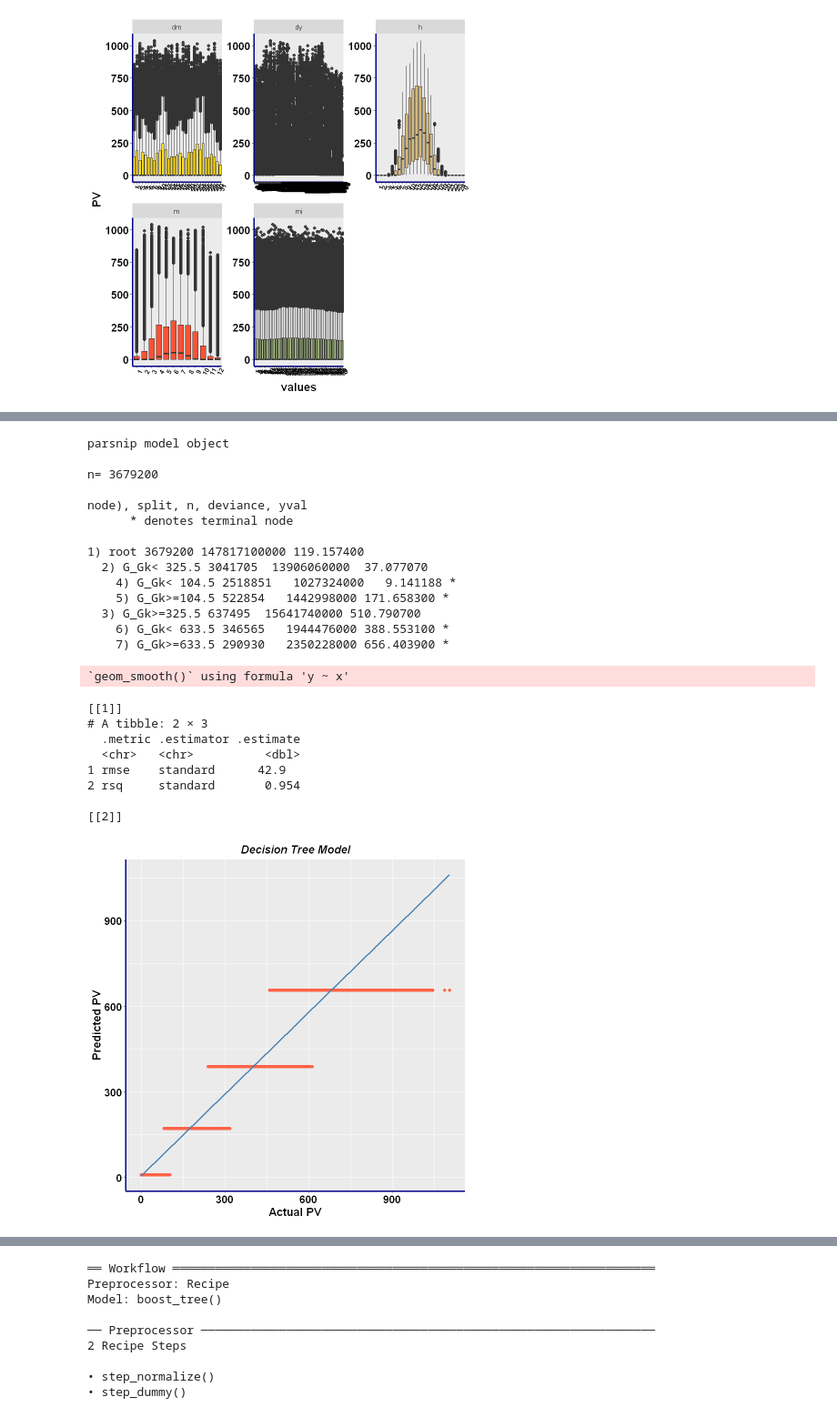
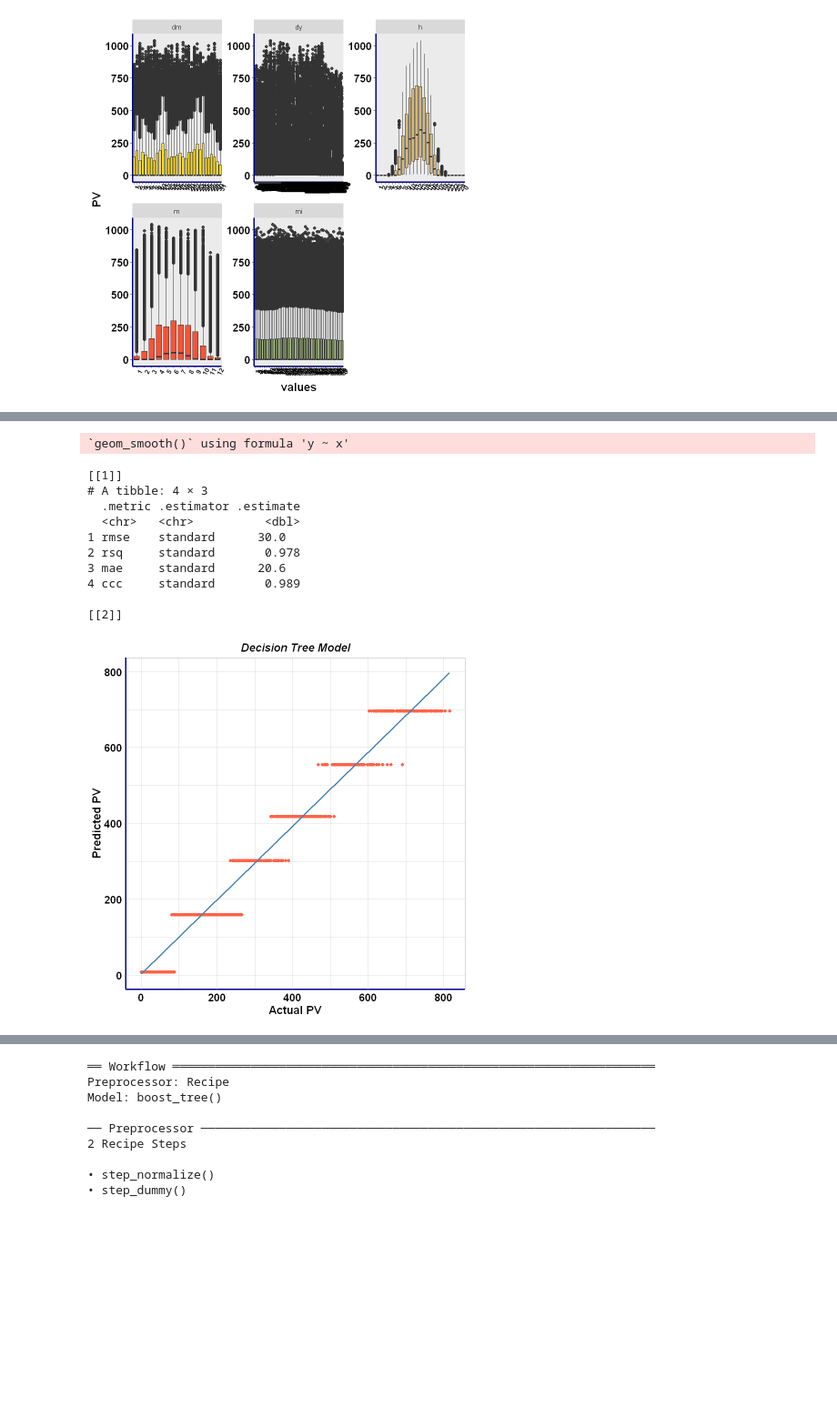
Before and after one commit to DMMinhas/EEEIC23, a Jupyter notebook: saarpowerprediction.ipynb, the cells around one changed output, grey strips where cells are left out. Shown at 91% size. Drawn from its saved outputs; the diff is of its cells as text; code cells hidden in the pictures; blank space fills up the shorter version.

```diff
--- a/saarpowerprediction.ipynb
+++ b/saarpowerprediction.ipynb
@@ -42,7 +43,8 @@ The following objects are masked from 'package:base':
 #Hanover <- read.table("C:/Users/Daud/Documents/EEEIC/OPT/Hanover_NH-min.dat", header = TRUE, sep = "\t")
 #Leipzig <- read.table("C:/Users/Daud/Documents/EEEIC/OPT/Leipzig_GM-min.dat", header = TRUE, sep = "\t")
 #Stuttgart <- read.table("C:/Users/Daud/Documents/EEEIC/OPT/Stuttgart-min.dat", header = TRUE, sep = "\t")
-#Saarbruecken <- read.table("C:/Users/Daud/Documents/EEEIC/OPT/Saarbruecken-Saar-min.dat", header = TRUE, sep = "\t")
+Saarbruecken <- read.table("C:/Users/Daud/Documents/EEEIC/OPT/Saarbruecken-hour.dat", header = TRUE, sep = "\t")
+#write.csv(Saarbruecken, "C:/Users/Daud/Documents/EEEIC/OPT/Saarbruecken-hour.csv", row.names = FALSE,)
 # %%
 ## Append rows
 #Saar_hour <- rbind(BERLIN, Bern, Bielefeld, Bonn, Frankfurt, Hamburg, Hanover, Leipzig, Stuttgart, Saarbruecken)
@@ -97,6 +78,6 @@ A data.frame: 10 × 18
 # %%
 library(dplyr)
-Saar_hour <- Saar_hour %>% rename(PV = PVprod)
+Saar_hour <- Saarbruecken %>% rename(PV = PVprod)
 # Take a quick glance at the data
 glimpse(Saar_hour)
 # %% [output]
@@ -158,9 +153,14 @@ ggsave(filename = "PV_cat_dis.png", width=15, height=5)
 # %%
 # Select desired features and labels
+
 Saar_select <- Saar_hour %>%
-  select(c(m, h, G_Gh, hs, G_Gex, G_Gh_hr, G_Dh, G_Gk, G_Dk, G_Bn, Ta, FF, G_Gcs, Td, PV)) %>%
+  select(c(G_Gk, Ta, PV))
+
+#Saar_select <- Saar_hour %>%
+  #select(c(m, h, G_Gh, hs, G_Gex, G_Gh_hr, G_Dh, G_Gk, G_Dk, G_Bn, Ta, FF, G_Gcs, Td, PV)) %>%
+ # select(c(G_Gk, Ta, PV)) %>%
   # Encode certain features as categorical
-  mutate(across(1:2, factor))
+  #mutate(across(1:2, factor))
 
 # Get a glimpse of your data
 glimpse(Saar_select)
@@ -188,7 +176,7 @@ set.seed(2056)
 Saar_split <- Saar_select %>%
   initial_split(prop = 0.7,
   # splitting data evenly on the holiday variable
-                strata = h, pool = 0.0)
+                pool = 0.1)
 
 # Extract the data in each split
 Saar_train <- training(Saar_split)
@@ -375,71 +404,45 @@ ERROR: Error in eval_metrics(data = results_lasso, truth = PV, estimate = predic
 # %%
-# Build a decision tree specification
-tree_spec <- decision_tree(
-  engine = "rpart",
-  mode = "regression")
-
-# Train a decision tree model
-tree_mod <- tree_spec %>%
-  fit(PV ~ ., data = Saar_train)
-
-# Print model
-tree_mod
-
-# Make and bind predictions to test data a
-results_DT <- tree_mod %>%
-  augment(new_data = Saar_test) %>%
-  rename(predictions = .pred)
+# Multiple regression metrics
+eval_metrics <- metric_set(rmse, rsq, mae, ccc)
 
 # Evaluate the model
 tree_metrics <- eval_metrics(data = results_DT,
                                   truth = PV,
                                   estimate = predictions)
 
 # Plot predicted vs actual
 tree_plt <- results_DT %>%
   ggplot(mapping = aes(x = PV, y = predictions)) +
   geom_point(color = 'tomato') +
   # overlay regression line
   geom_smooth(method = 'lm', color = 'steelblue', se = F) +
   ggtitle("Decision Tree Model") +
   xlab("Actual PV") +
   ylab("Predicted PV") +
   theme(plot.title = element_text(hjust = 0.5))+
   theme(legend.position = c(0.9, 0.9), legend.background = element_blank(),
       plot.title = element_text(color="black", size=15, face="bold.italic"),
       axis.title.x = element_text(color="black", size=15, face="bold"),
       axis.text.x = element_text(face="bold", color="black", size=14, angle = 0),
       axis.title.y = element_text(color="black", size=15, face="bold"),
       axis.text.y = element_text(face="bold", color="black", size=14),
       axis.line = element_line(colour = "darkblue", size = 1,
                                linetype = "solid"))
 # Return evaluations
 list(tree_metrics, tree_plt)
 # %% [output]
-parsnip model object
-
-n= 3679200
-
-node), split, n, deviance, yval
-      * denotes terminal node
-
-1) root 3679200 147817100000 119.157400
-  2) G_Gk< 325.5 3041705  13906060000  37.077070
-    4) G_Gk< 104.5 2518851   1027324000   9.141188 *
-    5) G_Gk>=104.5 522854   1442998000 171.658300 *
-  3) G_Gk>=325.5 637495  15641740000 510.790700
-    6) G_Gk< 633.5 346565   1944476000 388.553100 *
-    7) G_Gk>=633.5 290930   2350228000 656.403900 *
+`geom_smooth()` using formula 'y ~ x'
-`geom_smooth()` using formula 'y ~ x'
+[[1]]
+# A tibble: 4 × 3
+  .metric .estimator .estimate
+  <chr>   <chr>          <dbl>
+1 rmse    standard      30.0
+2 rsq     standard       0.978
+3 mae     standard      20.6
+4 ccc     standard       0.989
+
+[[2]]
-[[1]]
-# A tibble: 2 × 3
-  .metric .estimator .estimate
-  <chr>   <chr>          <dbl>
-1 rmse    standard      42.9
-2 rsq     standard       0.954
-
-[[2]]
-[figure, old version]
+[figure, new version]
 # %%
 gc()
 # %% [output]
```
Also changed, not shown: parts of 37 cells of this notebook, 2 other files.
